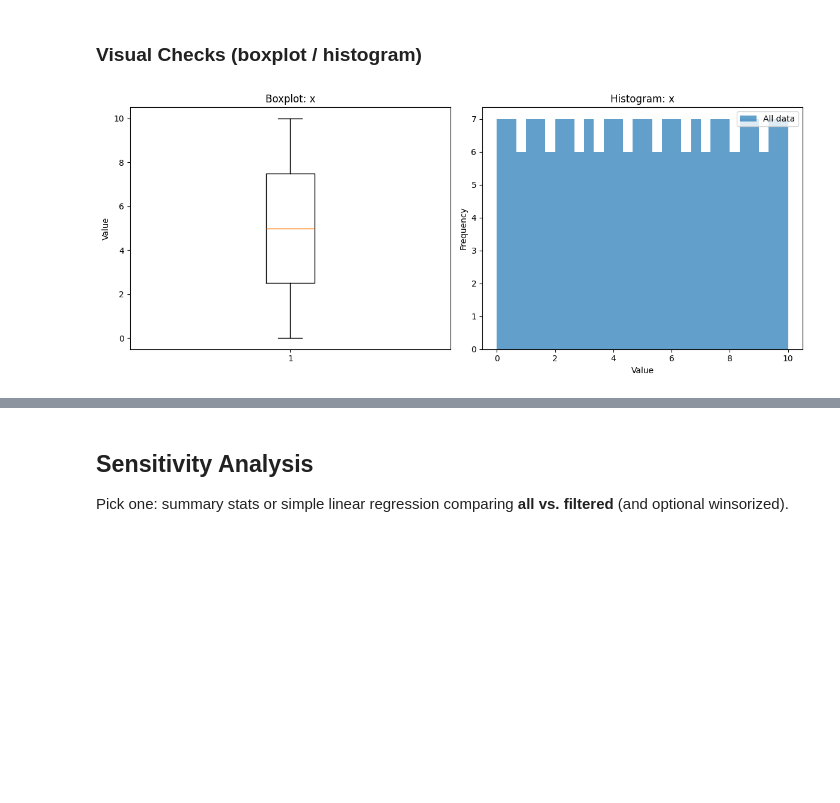
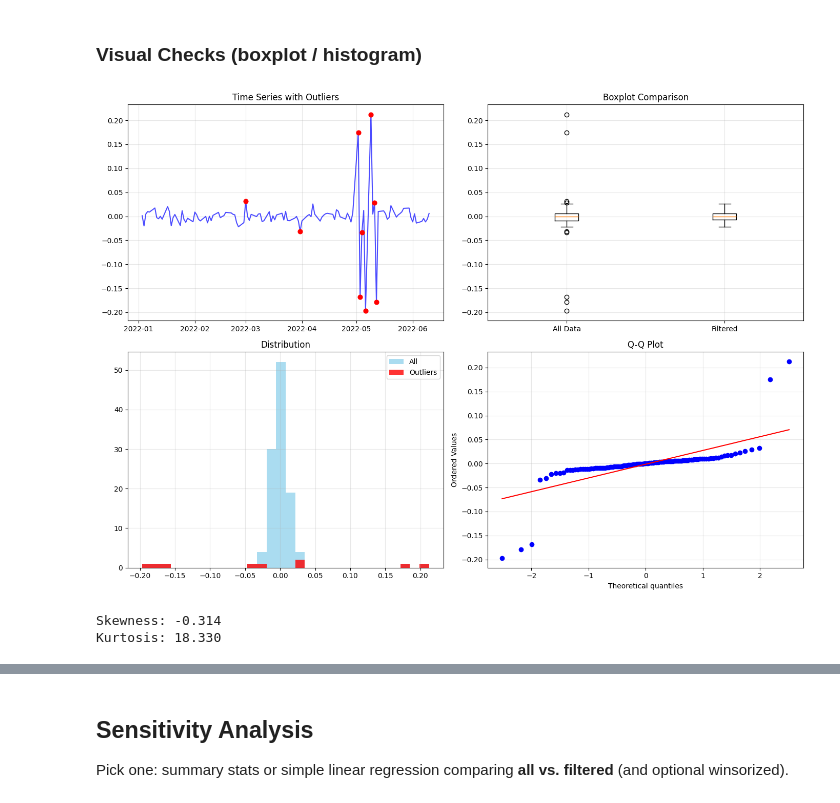
Before and after one commit to anmolsingh0219/bootcamp_anmol_singh, a Jupyter notebook: homework/stage07_outliers-risk-assumptions/notebooks/stage07_outliers-risk-assumptions_homework-starter.ipynb, the cells around one changed output, grey strips where cells are left out. Drawn from its saved outputs; the diff is of its cells as text; code cells hidden in the pictures; blank space fills up the shorter version.

```diff
--- a/homework/stage07_outliers-risk-assumptions/notebooks/stage07_outliers-risk-assumptions_homework-starter.ipynb
+++ b/homework/stage07_outliers-risk-assumptions/notebooks/stage07_outliers-risk-assumptions_homework-starter.ipynb
@@ -76,10 +68,16 @@ In this assignment you will implement outlier detection/handling and run a simpl
 import numpy as np
 import pandas as pd
 import matplotlib.pyplot as plt
+import seaborn as sns
 from pathlib import Path
 from sklearn.linear_model import LinearRegression
 from sklearn.metrics import mean_absolute_error, r2_score
+from scipy import stats
+import warnings
+warnings.filterwarnings('ignore')
+
 np.random.seed(17)
+plt.style.use('default')
 # %% [markdown]
 ## Load Data (provided or synthetic fallback)
 # %%
@@ -165,0 +137,11 @@ No outliers detected with IQR method
+# %%
+# Apply outlier detection
+target_col = 'daily_return'
+print(f"Analyzing '{target_col}':")
+
+df['outlier_iqr'] = detect_outliers_iqr(df[target_col])
+df['outlier_z'] = detect_outliers_zscore(df[target_col])
+
+# Show outlier values
+print(f"\nOutlier values (IQR method):")
+df[df['outlier_iqr']][['date', target_col]].sort_values(target_col)
@@ -166,24 +164,40 @@ No outliers detected with IQR method
 # %% [markdown]
 ### Visual Checks (boxplot / histogram)
-# %%
-fig, (ax1, ax2) = plt.subplots(1, 2, figsize=(12, 5))
-
-# Boxplot
-ax1.boxplot(df[target_col])
-ax1.set_title(f'Boxplot: {target_col}')
-ax1.set_ylabel('Value')
-
-# Histogram with outliers highlighted
-ax2.hist(df[target_col], bins=30, alpha=0.7, label='All data')
-if df['outlier_iqr'].any():
-    ax2.hist(df.loc[df['outlier_iqr'], target_col], bins=30, alpha=0.8,
-             color='red', label='IQR outliers')
-ax2.set_title(f'Histogram: {target_col}')
-ax2.set_xlabel('Value')
-ax2.set_ylabel('Frequency')
-ax2.legend()
-
-plt.tight_layout()
-plt.show()
-# %% [output]
-[figure, removed]
+# %%
+# Create visualizations
+fig, axes = plt.subplots(2, 2, figsize=(14, 10))
+
+# Time series
+axes[0, 0].plot(df['date'], df[target_col], 'b-', alpha=0.7)
+outliers = df[df['outlier_iqr']]
+axes[0, 0].scatter(outliers['date'], outliers[target_col], color='red', s=40, zorder=5)
+axes[0, 0].set_title('Time Series with Outliers')
+axes[0, 0].grid(True, alpha=0.3)
+
+# Boxplot comparison
+box_data = [df[target_col], df[~df['outlier_iqr']][target_col]]
+axes[0, 1].boxplot(box_data, labels=['All Data', 'Filtered'])
+axes[0, 1].set_title('Boxplot Comparison')
+axes[0, 1].grid(True, alpha=0.3)
+
+# Histogram
+axes[1, 0].hist(df[target_col], bins=30, alpha=0.7, color='skyblue', label='All')
+axes[1, 0].hist(df[df['outlier_iqr']][target_col], bins=30, alpha=0.8, color='red', label='Outliers')
+axes[1, 0].set_title('Distribution')
+axes[1, 0].legend()
+axes[1, 0].grid(True, alpha=0.3)
+
+# Q-Q plot
+stats.probplot(df[target_col], dist="norm", plot=axes[1, 1])
+axes[1, 1].set_title('Q-Q Plot')
+axes[1, 1].grid(True, alpha=0.3)
+
+plt.tight_layout()
+plt.show()
+
+print(f"Skewness: {df[target_col].skew():.3f}")
+print(f"Kurtosis: {df[target_col].kurtosis():.3f}")
+# %% [output]
+[figure, added]
+Skewness: -0.314
+Kurtosis: 18.330
```
Also changed, not shown: parts of 12 cells of this notebook, 1 other file.
